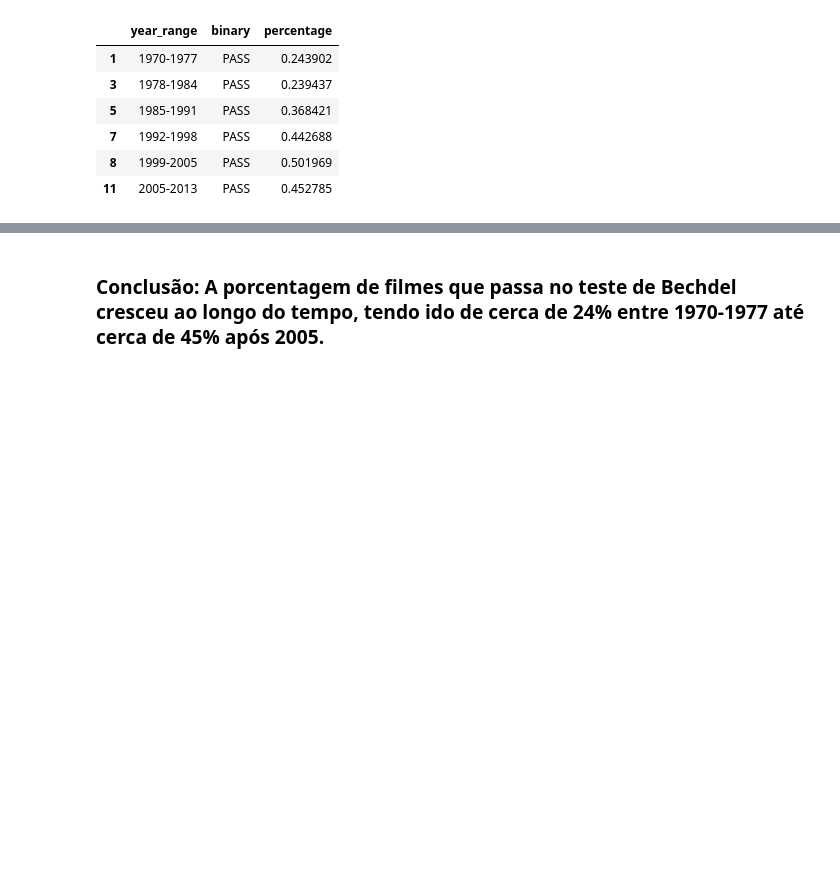
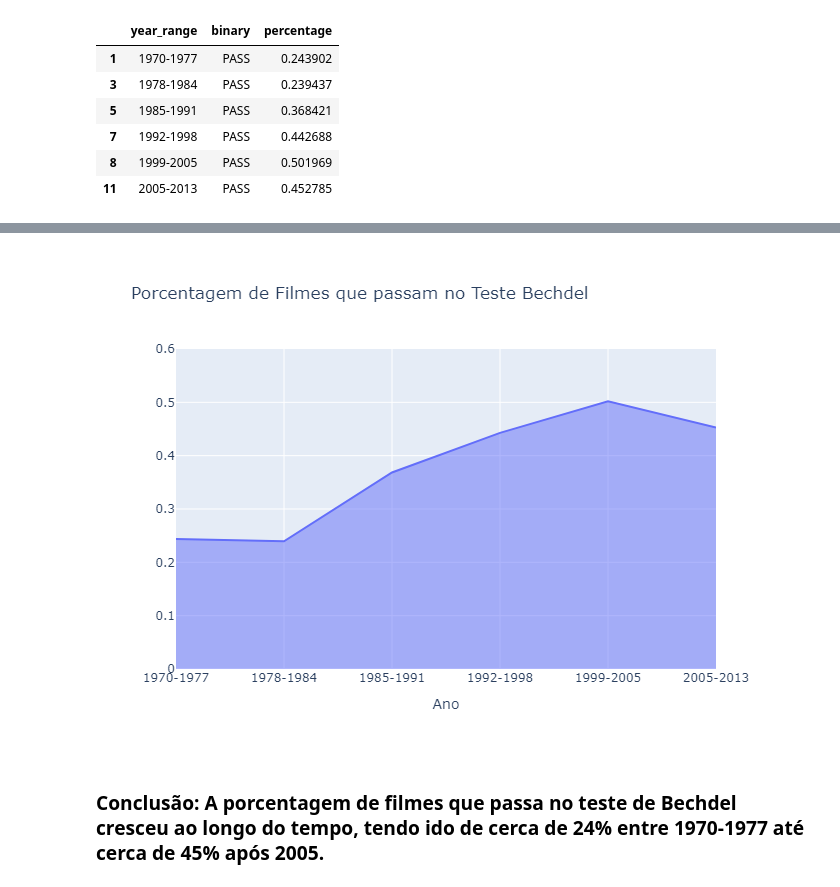
Before and after one commit to marcelohfms/Bechdel-Test, a Jupyter notebook: Bechdel-Test.ipynb, the cells around one changed output, grey strips where cells are left out. Drawn from its saved outputs; the diff is of its cells as text; code cells hidden in the pictures; blank space fills up the shorter version.

```diff
--- a/Bechdel-Test.ipynb
+++ b/Bechdel-Test.ipynb
@@ -122,3 +120,7 @@ Iamg
+# %%
+Image('area_chart.png')
+# %% [output]
+[figure, added]
 # %% [markdown]
 ### Conclusão: A porcentagem de filmes que passa no teste de Bechdel cresceu ao longo do tempo, tendo ido de cerca de 24% entre 1970-1977 até cerca de 45% após 2005.
 # %% [markdown]
```
Also changed, not shown: parts of 22 cells of this notebook.
